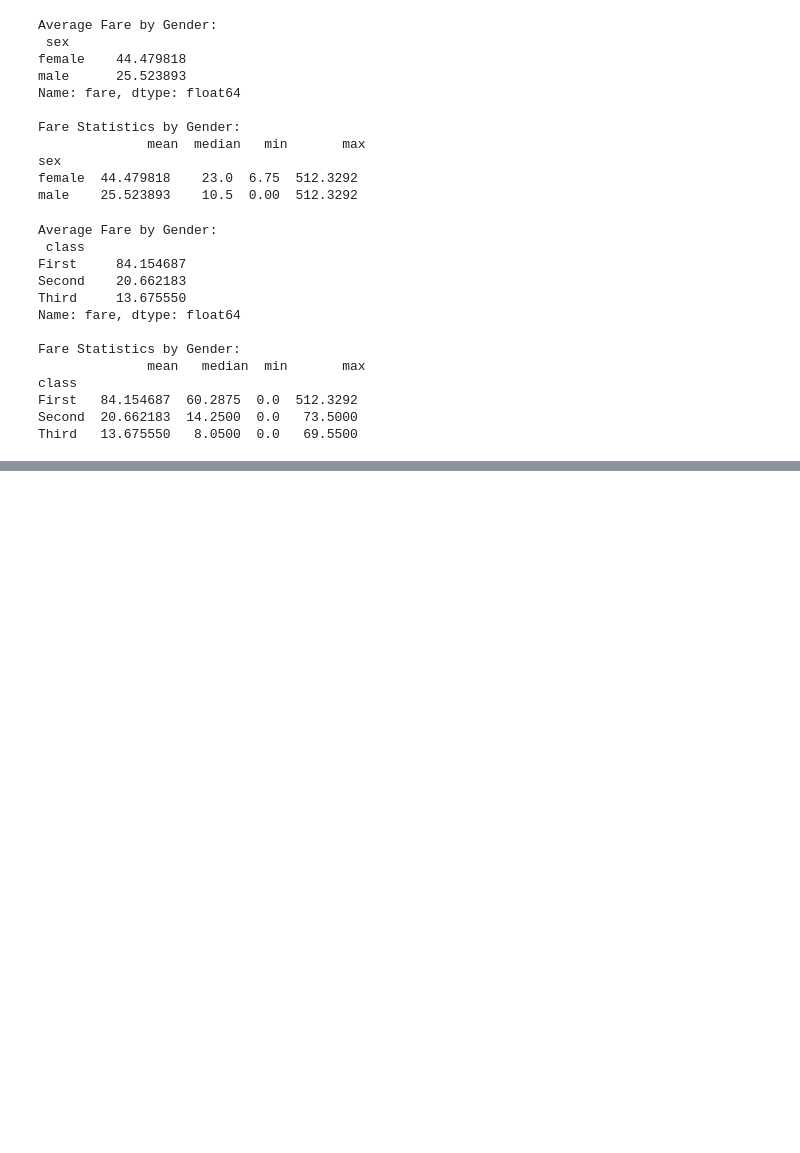
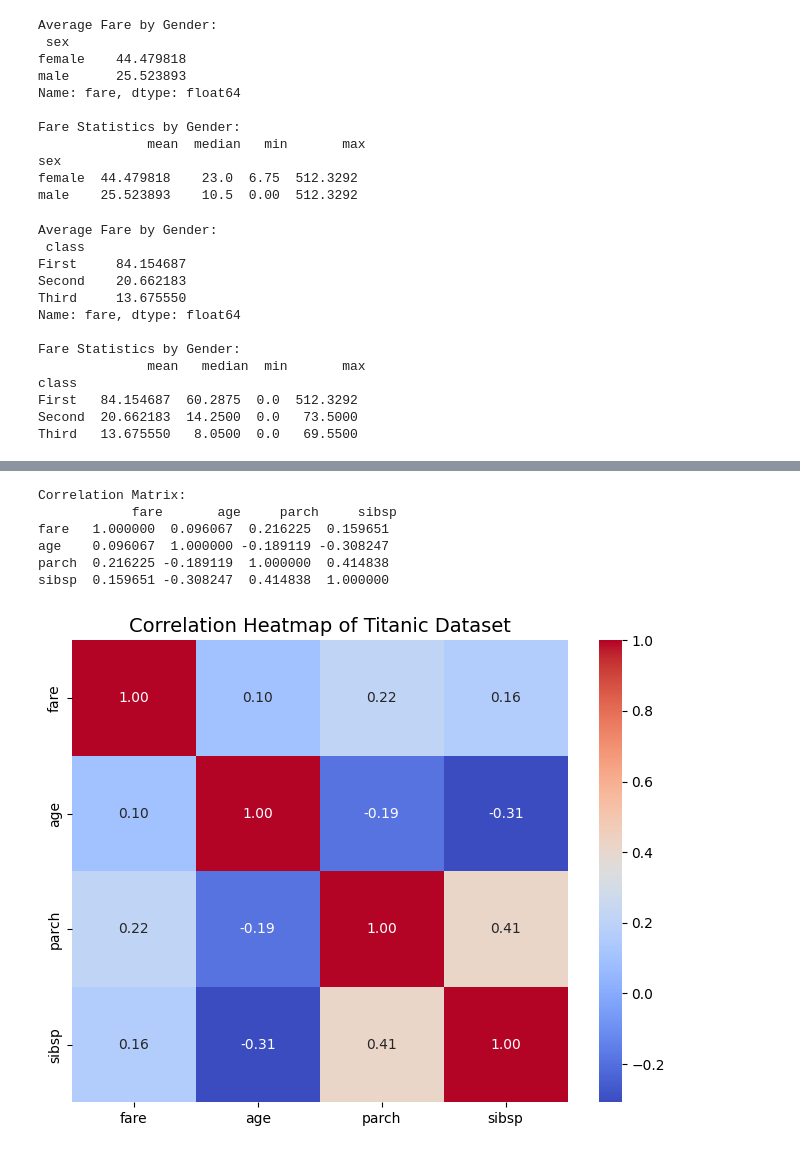
Before and after one commit to ejazurrehman/AI---Data_Science_Course, a Jupyter notebook: pyton_for_data_science/07_pandas.ipynb, the cells around one changed output, grey strips where cells are left out. Cells and saved outputs as stored; diff of their text form; code cells hidden in the pictures; blank space fills up the shorter version.

Commit message:
done with plotting.

```diff
--- a/pyton_for_data_science/07_pandas.ipynb
+++ b/pyton_for_data_science/07_pandas.ipynb
@@ -381,0 +408,19 @@ Third   13.675550   8.0500  0.0   69.5500
+# %%
+# correlation matrix
+correlation_matrix = df[['fare','age','parch','sibsp']].corr()
+print("Correlation Matrix:\n", correlation_matrix)
+# %% [output]
+Correlation Matrix:
+            fare       age     parch     sibsp
+fare   1.000000  0.096067  0.216225  0.159651
+age    0.096067  1.000000 -0.189119 -0.308247
+parch  0.216225 -0.189119  1.000000  0.414838
+sibsp  0.159651 -0.308247  0.414838  1.000000
+# %%
+# heatmap with correlation matrix
+plt.figure(figsize=(8,6))
+sns.heatmap(correlation_matrix, annot=True, cmap="coolwarm", fmt=".2f")
+plt.title("Correlation Heatmap of Titanic Dataset", fontsize=14)
+plt.show()
+# %% [output]
+[figure, added]
```
Also changed, not shown: parts of 5 cells of this notebook.
